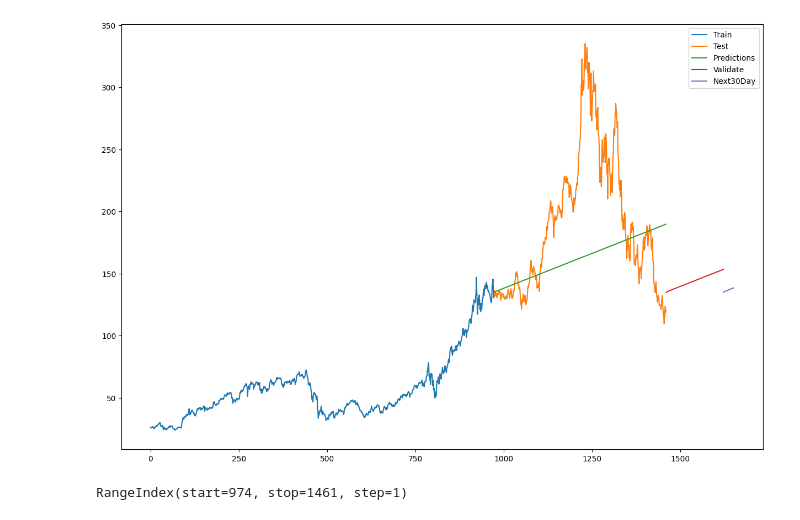
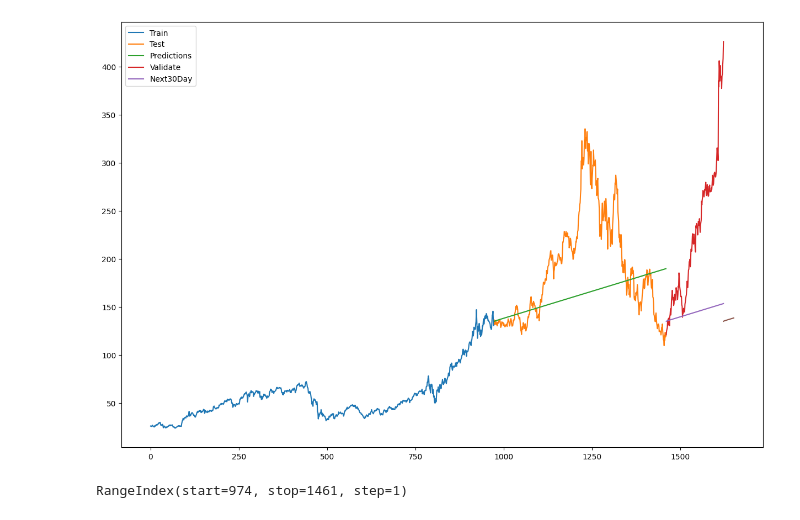
Before and after one commit to dangnghiepcuong/IS403.N21.HTTT_Nhom2, a Jupyter notebook: 3. ARIMA/ARIMA_NVDA/ARIMA_NVDA_631.ipynb, the cells around one changed output. Saved outputs shown, nothing was run; the diff lists cells and outputs as text; code cells hidden in the pictures.

```diff
--- a/3. ARIMA/ARIMA_NVDA/ARIMA_NVDA_631.ipynb
+++ b/3. ARIMA/ARIMA_NVDA/ARIMA_NVDA_631.ipynb
@@ -117,15 +117,16 @@ Validation MAPE: 31.214572239776984
 # %%
 # 9.Vẽ hình
 plt.figure(figsize=(15, 10))
 plt.plot(train_data.index, train_data['Open'])
 plt.plot(test_data.index, test_data['Open'])
 plt.plot(test_data.index, y_pred)
+plt.plot(val_data.index, y_val)
 plt.plot(val_data.index, y_pred_val)
 plt.plot(last_data,y_next_30_days)
 plt.legend(['Train', 'Test', 'Predictions','Validate','Next30Day'])
 plt.show()
 # %% [output]
-[figure, old version]
+[figure, new version]
 # %%
 test_data.index
 # %% [output]
```
Also changed, not shown: parts of 3 cells of this notebook.
